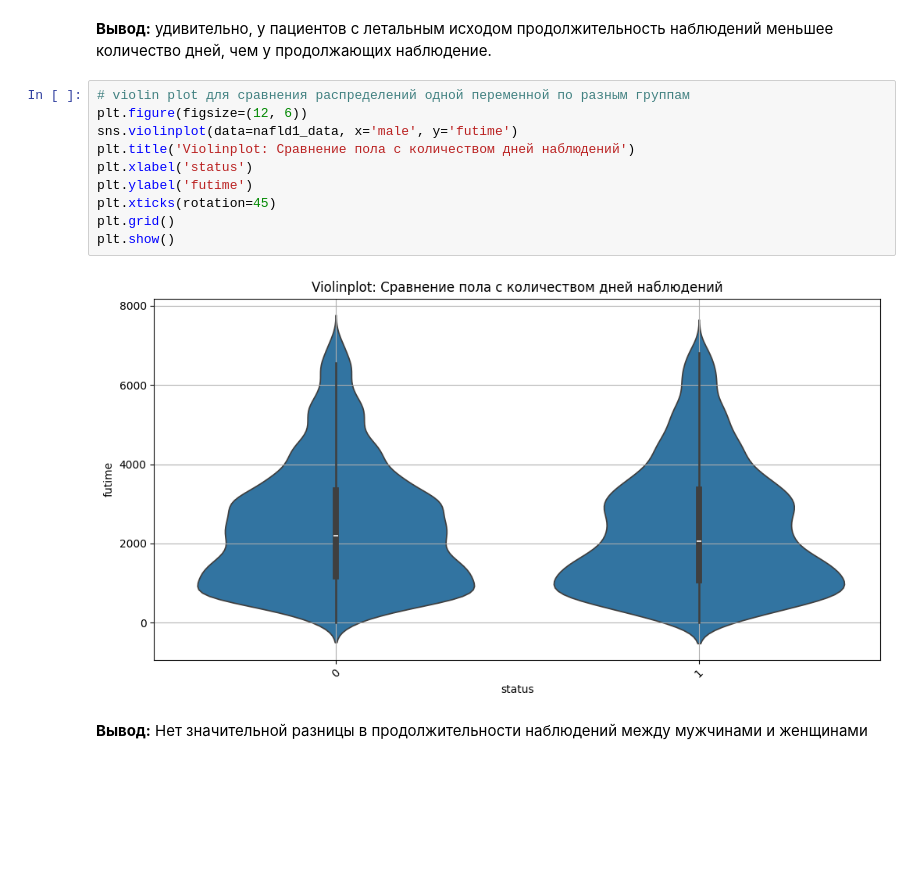
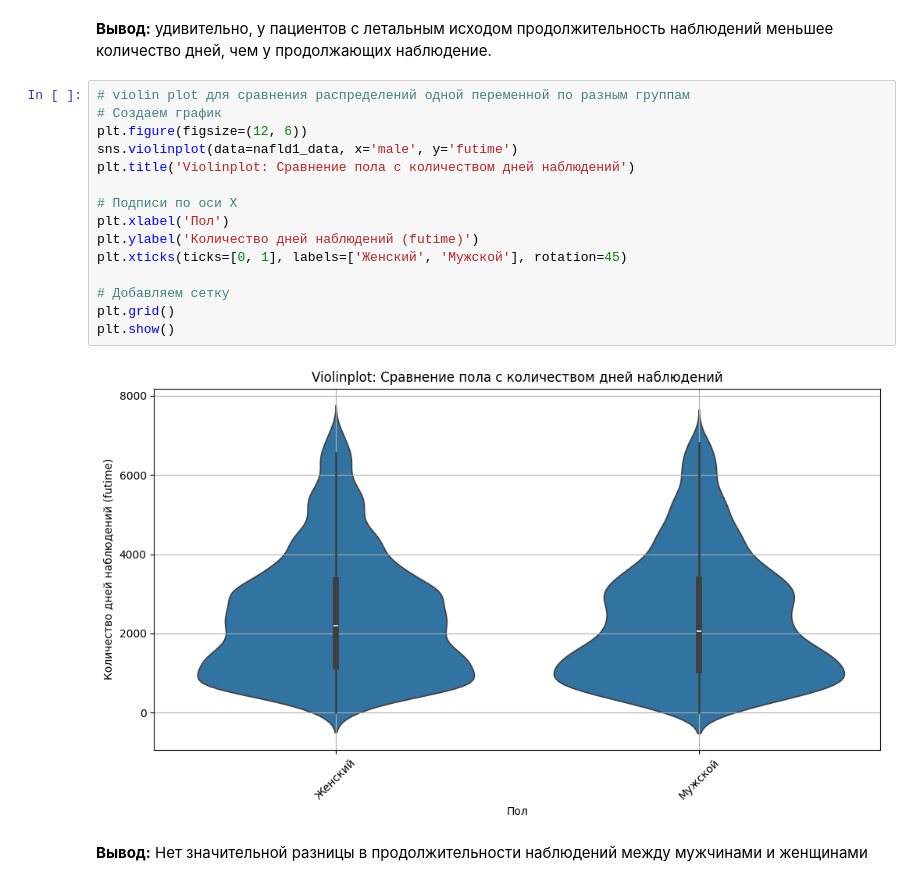
Before and after one commit to HelgaHanemer/SF-Data-Science, a Jupyter notebook: Data_cleaning_and_visualisation_project/C_and_V_project.ipynb, the cells around one changed output. Saved outputs shown, nothing was run; the diff lists cells and outputs as text; blank space fills up the shorter version.

```diff
--- a/Data_cleaning_and_visualisation_project/C_and_V_project.ipynb
+++ b/Data_cleaning_and_visualisation_project/C_and_V_project.ipynb
@@ -383,16 +388,21 @@ plt.show()
 **Вывод:** удивительно, у пациентов с летальным исходом продолжительность наблюдений меньшее количество дней, чем у продолжающих наблюдение.
 # %%
 # violin plot для сравнения распределений одной переменной по разным группам
+# Создаем график
 plt.figure(figsize=(12, 6))
 sns.violinplot(data=nafld1_data, x='male', y='futime')
 plt.title('Violinplot: Сравнение пола с количеством дней наблюдений')
-plt.xlabel('status')
-plt.ylabel('futime')
-plt.xticks(rotation=45)
+
+# Подписи по оси X
+plt.xlabel('Пол')
+plt.ylabel('Количество дней наблюдений (futime)')
+plt.xticks(ticks=[0, 1], labels=['Женский', 'Мужской'], rotation=45)
+
+# Добавляем сетку
 plt.grid()
 plt.show()
 # %% [output]
-[figure, old version]
+[figure, new version]
 # %% [markdown]
 **Вывод:** Нет значительной разницы в продолжительности наблюдений между мужчинами и женщинами
 # %%
```
Also changed, not shown: parts of 4 cells of this notebook.
